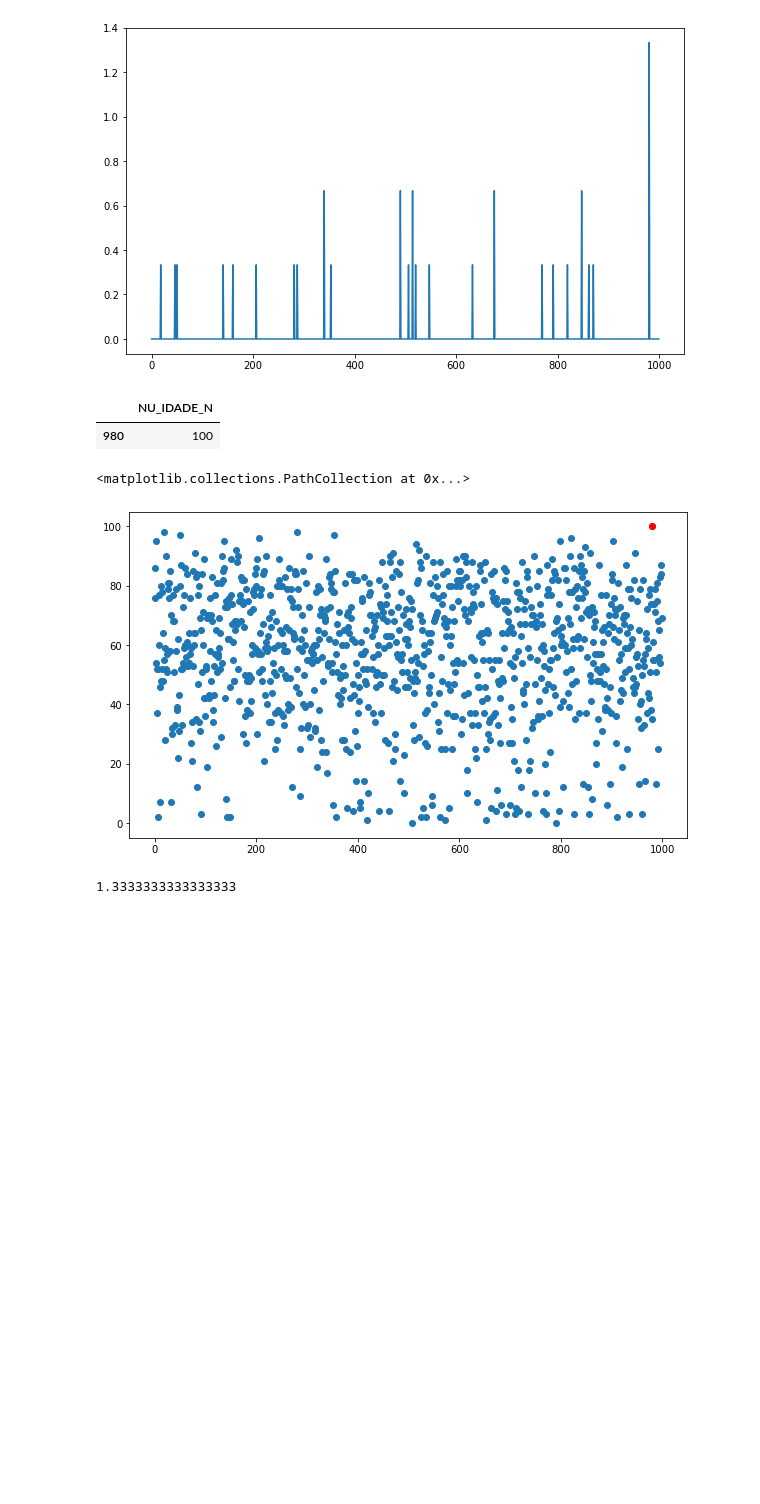
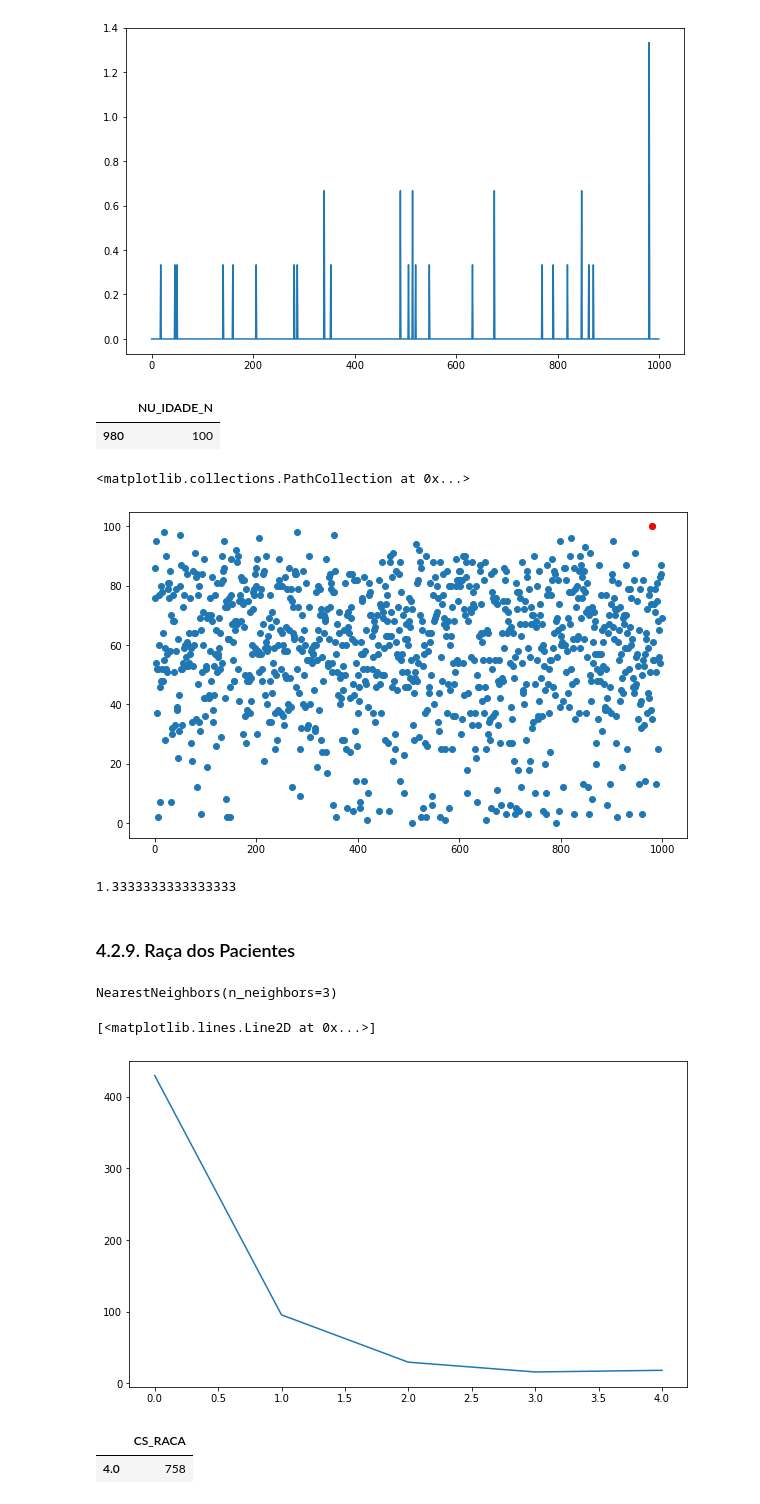
Before and after one commit to endhel/SRAG-Agrupamento-Deteccao-De-Anomalia, a Jupyter notebook: SRAG-Agrupamento-Deteccao-Anomalias.ipynb, the cells around one changed output. Saved outputs shown, nothing was run; the diff lists cells and outputs as text; code cells hidden in the pictures; blank space fills up the shorter version.

```diff
--- a/SRAG-Agrupamento-Deteccao-Anomalias.ipynb
+++ b/SRAG-Agrupamento-Deteccao-Anomalias.ipynb
@@ -169,6 +169,8 @@ dtype: int64
 
 # O cálculo da Moda é feito com a biblioteca statistics
 import statistics as sts
+
+df['CS_RACA'].fillna(sts.mode(df['CS_RACA']), inplace=True)
 
 df['SURTO_SG'].fillna(sts.mode(df['SURTO_SG']), inplace=True)
 
@@ -402,3 +403,9 @@ df_idades = pd.DataFrame(df.NU_IDADE_N)
+# %%
+import statistics as sts
+
+df.loc[df.CS_RACA == 1, 'CS_RACA'] = sts.mode(df['CS_RACA'])
+
+df_racas = pd.DataFrame(df.CS_RACA.value_counts())
 # %% [markdown]
 ### 3.3. Rotulação de Variáveis Categóricas
 
@@ -1015,3 +1022,29 @@ plt.scatter(outlier_index, outlier.NU_IDADE_N, color='r')
 distancias[980].mean()
 # %% [output]
 1.3333333333333333
+# %% [markdown]
+### 4.2.9. Raça dos Pacientes
+# %%
+# Instanciando o modelo considerando os 3 vizinhos mais próximos
+knn = NearestNeighbors(n_neighbors = 3)
+knn.fit(df_racas)
+# %% [output]
+NearestNeighbors(n_neighbors=3)
+# %%
+# distâncias e índices de k-vizinhos das saídas do modelo
+distancias, indices = knn.kneighbors(df_racas)
+
+# plot média de k-distâncias de cada observação
+plt.figure(figsize=(10,6))
+plt.plot(distancias.mean(axis = 1))
+# %% [output]
+[<matplotlib.lines.Line2D at 0x...>]
+[figure, added]
+# %%
+# Visualizando o gráfico percebe-se que o registro mais anômalo está acima de 10 no eixo y.
+outlier_index = np.where(distancias.mean(axis = 1) > 200)
+outlier = df_racas.iloc[outlier_index]
+outlier
+# %% [output]
+|  | CS_RACA |
+| 4.0 | 758 |
```
Also changed, not shown: parts of 7 cells of this notebook.
